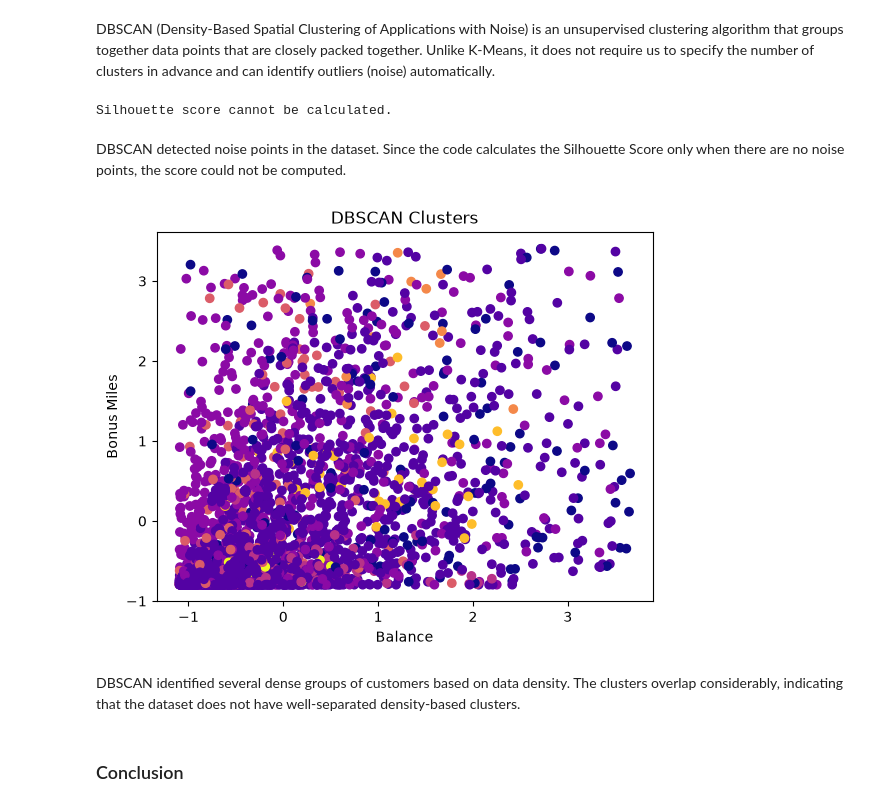
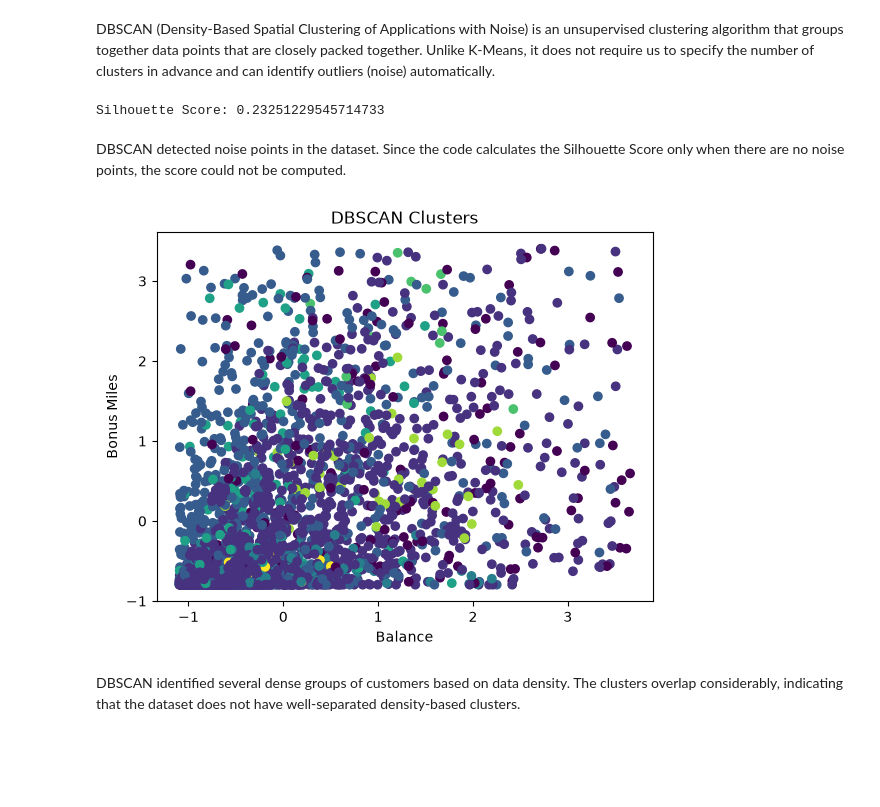
Before and after one commit to VideepThakur/Data-Science, a Jupyter notebook: 08/Assignment-8.ipynb, the cells around one changed output. Saved outputs shown, nothing was run; the diff lists cells and outputs as text; code cells hidden in the pictures; blank space fills up the shorter version.

```diff
--- a/08/Assignment-8.ipynb
+++ b/08/Assignment-8.ipynb
@@ -209,25 +209,28 @@ db = DBSCAN(eps=1.5, min_samples=8)
 scaled["DBSCAN"] = db.fit_predict(scaled.drop(["KMeans","Hierarchical"], axis=1))
 
 labels = scaled["DBSCAN"]
-if len(set(labels)) > 1 and -1 not in set(labels):
-    #Atleast 2 clusters are required to calculate silhouette score. Also, noise points (-1) should not be
-    #present in the labels.
-    print(silhouette_score(scaled.drop(["KMeans","Hierarchical","DBSCAN"], axis=1), labels))
+
+n_clusters = len(set(labels)) - (1 if -1 in labels else 0)
+
+if n_clusters > 1:
+    score = silhouette_score(
+        scaled.drop(["KMeans","Hierarchical","DBSCAN"], axis=1),
+        labels
+    )
+    print("Silhouette Score:", score)
 else:
     print("Silhouette score cannot be calculated.")
 # %% [output]
-Silhouette score cannot be calculated.
+Silhouette Score: 0.23251229545714733
 # %% [markdown]
 DBSCAN detected noise points in the dataset. Since the code calculates the Silhouette Score only when there are no noise points, the score could not be computed.
 # %%
-plt.scatter(scaled["Balance"], scaled["Bonus_miles"], c=scaled["DBSCAN"], cmap="plasma")
+plt.scatter(scaled["Balance"], scaled["Bonus_miles"], c=scaled["DBSCAN"], cmap="viridis")
 plt.xlabel("Balance")
 plt.ylabel("Bonus Miles")
 plt.title("DBSCAN Clusters")
 plt.show()
 # %% [output]
-[figure, old version]
+[figure, new version]
 # %% [markdown]
 DBSCAN identified several dense groups of customers based on data density. The clusters overlap considerably, indicating that the dataset does not have well-separated density-based clusters.
-# %% [markdown]
-### Conclusion
```
Also changed, not shown: parts of 7 cells of this notebook.
